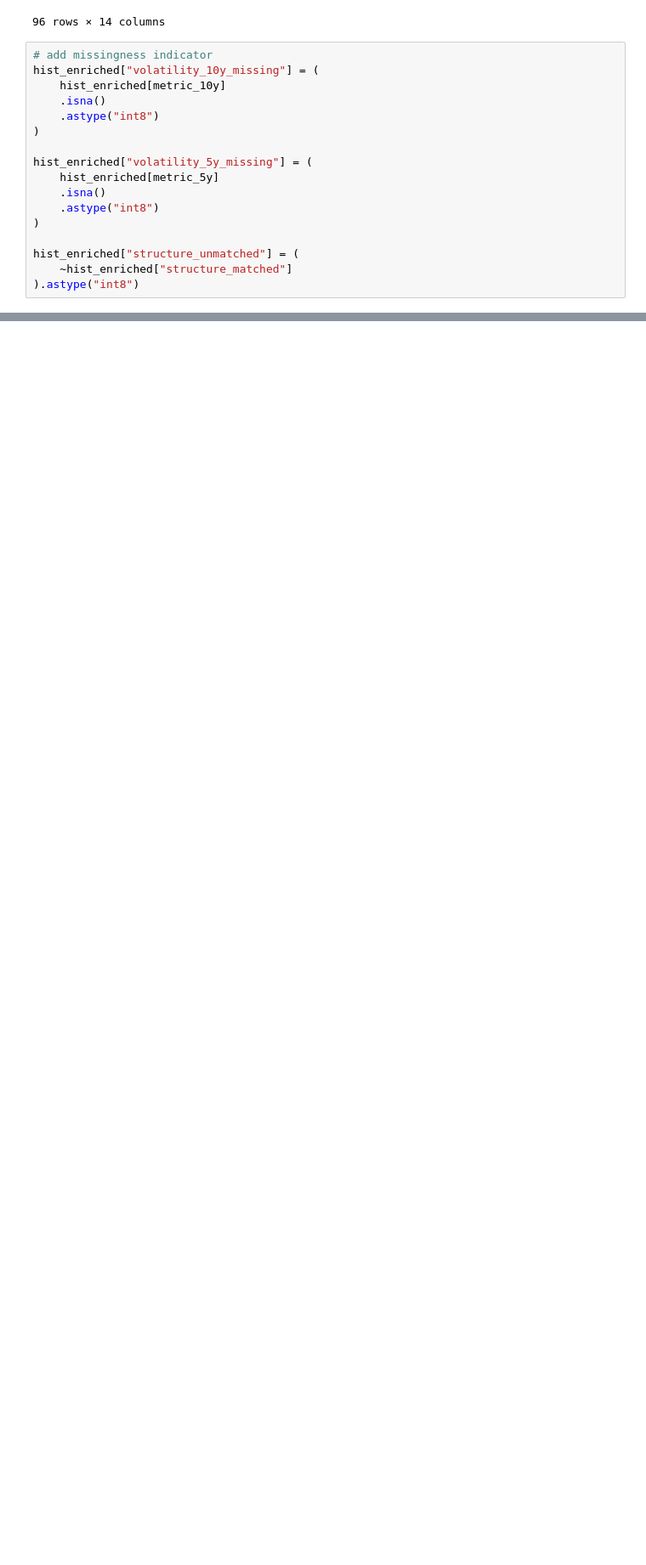
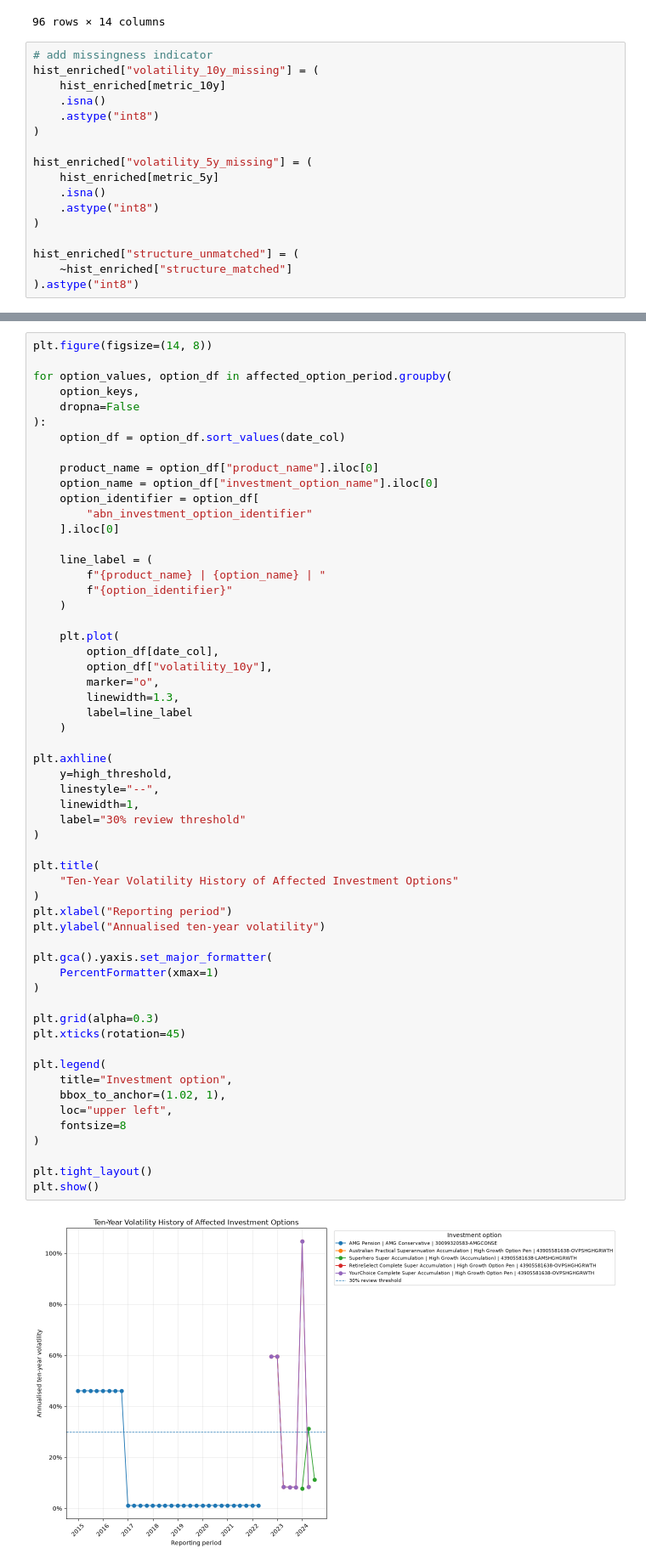
Before and after one commit to terra9/superannuation-performance-early-warning, a Jupyter notebook: notebooks/apra_data_audit.ipynb, the cells around one changed output, grey strips where cells are left out. Shown at 85% size. Saved outputs shown, nothing was run; the diff lists cells and outputs as text; blank space fills up the shorter version.

```diff
--- a/notebooks/apra_data_audit.ipynb
+++ b/notebooks/apra_data_audit.ipynb
@@ -2577,0 +3047,59 @@ hist_enriched["structure_unmatched"] = (
+# %%
+plt.figure(figsize=(14, 8))
+
+for option_values, option_df in affected_option_period.groupby(
+    option_keys,
+    dropna=False
+):
+    option_df = option_df.sort_values(date_col)
+
+    product_name = option_df["product_name"].iloc[0]
+    option_name = option_df["investment_option_name"].iloc[0]
+    option_identifier = option_df[
+        "abn_investment_option_identifier"
+    ].iloc[0]
+
+    line_label = (
+        f"{product_name} | {option_name} | "
+        f"{option_identifier}"
+    )
+
+    plt.plot(
+        option_df[date_col],
+        option_df["volatility_10y"],
+        marker="o",
+        linewidth=1.3,
+        label=line_label
+    )
+
+plt.axhline(
+    y=high_threshold,
+    linestyle="--",
+    linewidth=1,
+    label="30% review threshold"
+)
+
+plt.title(
+    "Ten-Year Volatility History of Affected Investment Options"
+)
+plt.xlabel("Reporting period")
+plt.ylabel("Annualised ten-year volatility")
+
+plt.gca().yaxis.set_major_formatter(
+    PercentFormatter(xmax=1)
+)
+
+plt.grid(alpha=0.3)
+plt.xticks(rotation=45)
+
+plt.legend(
+    title="Investment option",
+    bbox_to_anchor=(1.02, 1),
+    loc="upper left",
+    fontsize=8
+)
+
+plt.tight_layout()
+plt.show()
+# %% [output]
+[figure, added]
```
Also changed, not shown: parts of 43 cells of this notebook.
